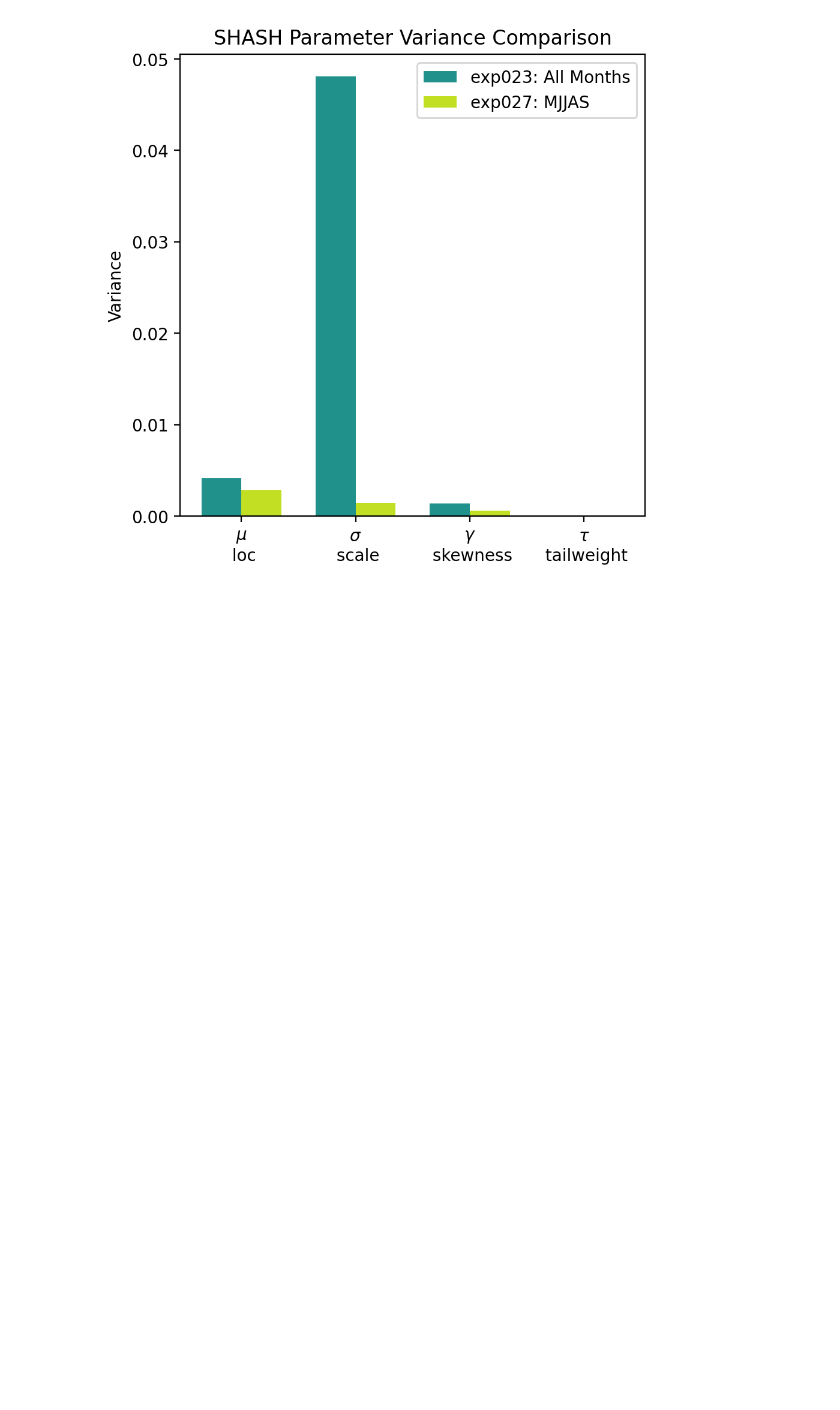
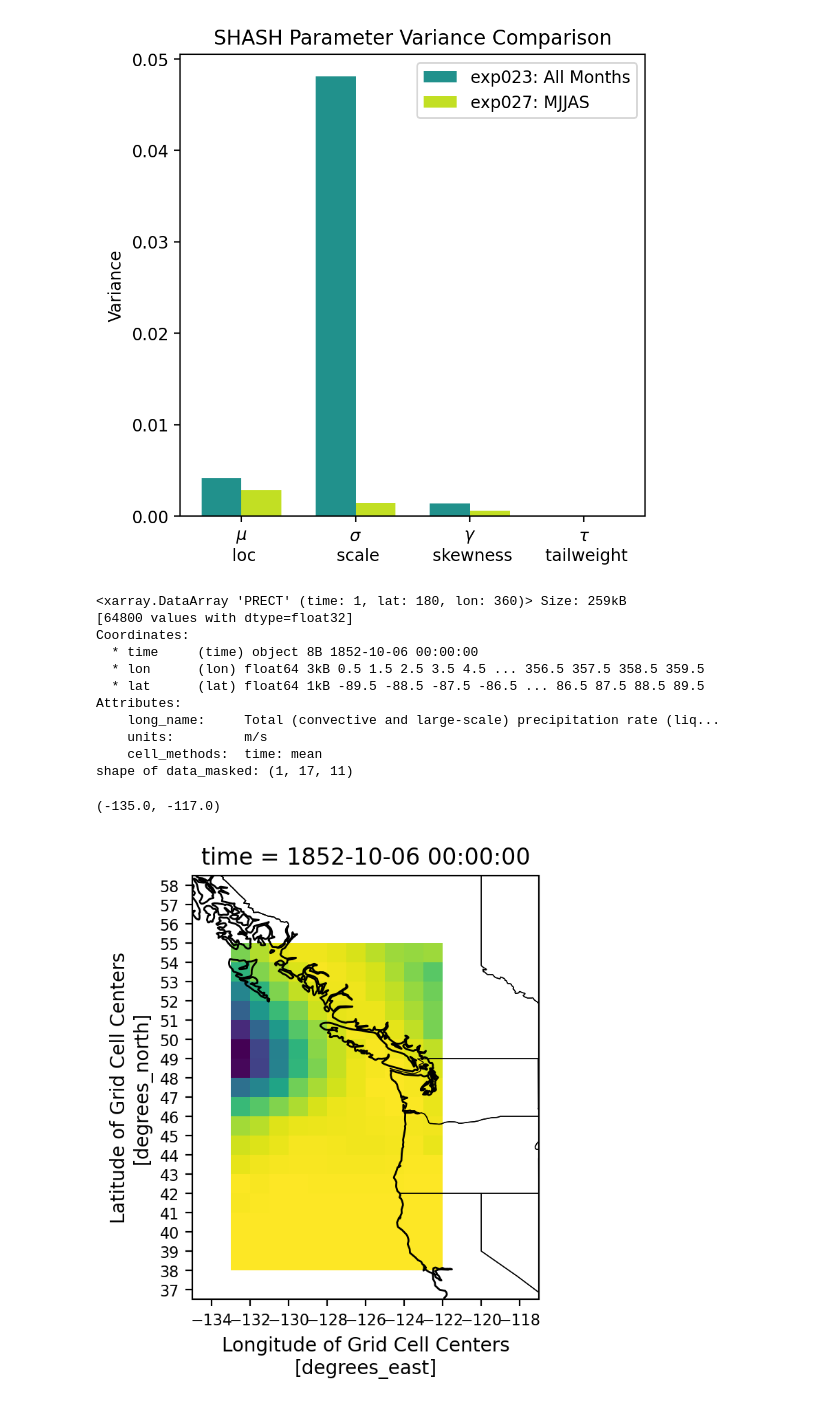
Before and after one commit to Jolan-vP/E3SM, a Jupyter notebook: playfile.ipynb, the cells around one changed output. Cells and saved outputs as stored; diff of their text form; code cells hidden in the pictures; blank space fills up the shorter version.

Commit message:
TARGET REGION BUG FIX. Also setup for exp028

```diff
--- a/playfile.ipynb
+++ b/playfile.ipynb
@@ -1418,3 +1418,62 @@ plt.savefig('/Users/C830793391/Documents/Research/E3SM/saved/figures/exp027/SHAS
 # %% [output]
 (4,)
 [figure]
+# %%
+import cartopy.feature as cfeature
+
+train_ds = filemethods.get_netcdf_da("/pscratch/sd/p/plutzner/E3SM/bigdata/input_vars.v2.LR.historical_0101.eam.h1.1850-1860.nc")
+train_ds_day = train_ds["PRECT"].sel(time = "1852-10-06")
+print(train_ds_day)
+
+target_region = [38.5, 54.5, -133, -122]
+min_lat, max_lat = target_region[:2]
+min_lon, max_lon = target_region[2:]
+
+# Convert longitudes from -180 to 180 range to 0 to 360 range
+if min_lon < 0:
+    min_lon += 360
+if max_lon < 0:
+    max_lon += 360
+
+mask_lon = (train_ds_day.lon >= min_lon) & (train_ds_day.lon <= max_lon)
+mask_lat = (train_ds_day.lat >= min_lat) & (train_ds_day.lat <= max_lat)
+# print(f"mask_lat = {mask_lat}")
+# print(f"mask_lon = {mask_lon}")
+data_masked = train_ds_day.where(mask_lon & mask_lat, drop=True)
+print(f"shape of data_masked: {data_masked.shape}")
+# Look at region mask for PNW:
+# mask = xr.open_dataarray('/pscratch/sd/p/plutzner/E3SM/databuilder/region-masks/PacificNW.nc')
+# mask = mask[np.where(mask.lat < 49.5)]
+
+# resample mask to be 1x1 degree from 0.5 x 0.5
+# mask = mask.coarsen(lat=2, lon=2, boundary = 'trim').mean()
+# replace all nans with zeros
+# mask = mask.fillna(0)
+
+# plot mask with country boundaries
+fig, ax = plt.subplots(1, 1, figsize=(6, 4), subplot_kw={'projection': ccrs.PlateCarree()}, dpi=200)
+data_masked.plot(ax=ax, transform=ccrs.PlateCarree(), cmap='viridis_r', add_colorbar=False)
+ax.coastlines()
+ax.tick_params(axis='both', labelsize=8)
+ax.set_xticks(np.arange(-180, 181, 2), crs=ccrs.PlateCarree())
+ax.set_yticks(np.arange(-90, 91, 1), crs=ccrs.PlateCarree())
+ax.add_feature(cfeature.BORDERS, linewidth=0.5, edgecolor='black')
+ax.add_feature(cfeature.STATES, linewidth=0.5, edgecolor='black')
+ax.set_ylim([36.5, 58.5])
+ax.set_xlim([-135, -117])
+
+# print(mask)
+# %% [output]
+<xarray.DataArray 'PRECT' (time: 1, lat: 180, lon: 360)> Size: 259kB
+[64800 values with dtype=float32]
+Coordinates:
+  * time     (time) object 8B 1852-10-06 00:00:00
+  * lon      (lon) float64 3kB 0.5 1.5 2.5 3.5 4.5 ... 356.5 357.5 358.5 359.5
+  * lat      (lat) float64 1kB -89.5 -88.5 -87.5 -86.5 ... 86.5 87.5 88.5 89.5
+Attributes:
+    long_name:     Total (convective and large-scale) precipitation rate (liq...
+    units:         m/s
+    cell_methods:  time: mean
+shape of data_masked: (1, 17, 11)
+(-135.0, -117.0)
+[figure, added]
```
Also changed, not shown: parts of 3 cells of this notebook, 4 other files.
